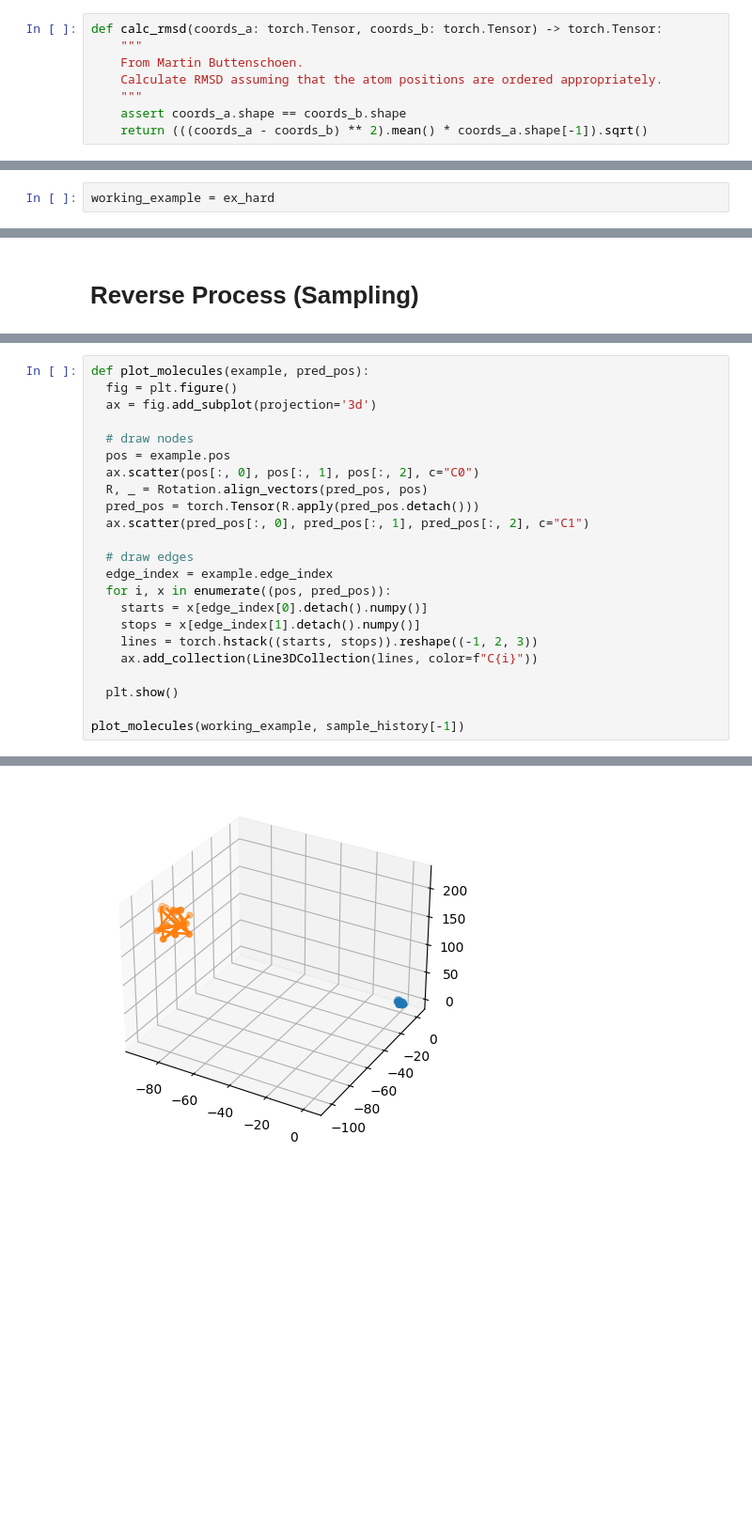
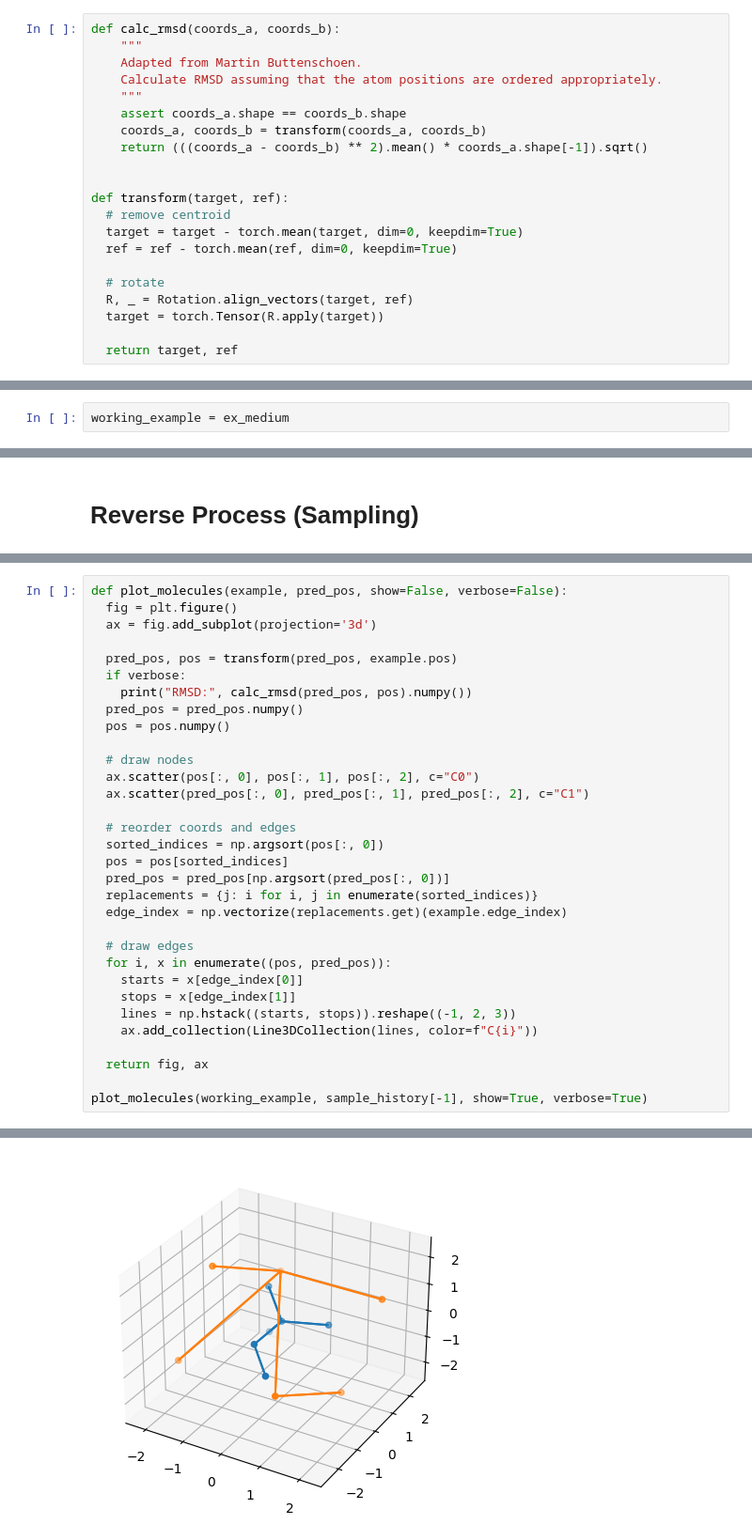
Before and after one commit to FlyingWorkshop/DiffusionGNNTutorial, a Jupyter notebook: simple_edm.ipynb, the cells around one changed output, grey strips where cells are left out. Shown: that part at 94% size. Cells and saved outputs as stored; diff of their text form; blank space fills up the shorter version.

```diff
--- a/simple_edm.ipynb
+++ b/simple_edm.ipynb
@@ -86,11 +102,24 @@ device = torch.device('cuda' if torch.cuda.is_available() else 'cpu')
 # %%
-def calc_rmsd(coords_a: torch.Tensor, coords_b: torch.Tensor) -> torch.Tensor:
+def calc_rmsd(coords_a, coords_b):
     """
-    From Martin Buttenschoen.
+    Adapted from Martin Buttenschoen.
     Calculate RMSD assuming that the atom positions are ordered appropriately.
     """
     assert coords_a.shape == coords_b.shape
+    coords_a, coords_b = transform(coords_a, coords_b)
     return (((coords_a - coords_b) ** 2).mean() * coords_a.shape[-1]).sqrt()
+
+
+def transform(target, ref):
+  # remove centroid
+  target = target - torch.mean(target, dim=0, keepdim=True)
+  ref = ref - torch.mean(ref, dim=0, keepdim=True)
+
+  # rotate
+  R, _ = Rotation.align_vectors(target, ref)
+  target = torch.Tensor(R.apply(target))
+
+  return target, ref
 # %%
 class SimpleEGCL(nn.Module):
   def __init__(self, hidden=32):
@@ -276,5 +315,5 @@ edm.plot_alpha_and_sigma()
 # %% [markdown]
 # Forward Difussion (Optimization)
 # %%
-working_example = ex_hard
+working_example = ex_medium
 # %%
@@ -326,24 +361,33 @@ min_rmsd=236.65155029296875
 # %%
-def plot_molecules(example, pred_pos):
+def plot_molecules(example, pred_pos, show=False, verbose=False):
   fig = plt.figure()
   ax = fig.add_subplot(projection='3d')
 
+  pred_pos, pos = transform(pred_pos, example.pos)
+  if verbose:
+    print("RMSD:", calc_rmsd(pred_pos, pos).numpy())
+  pred_pos = pred_pos.numpy()
+  pos = pos.numpy()
+
   # draw nodes
-  pos = example.pos
   ax.scatter(pos[:, 0], pos[:, 1], pos[:, 2], c="C0")
-  R, _ = Rotation.align_vectors(pred_pos, pos)
-  pred_pos = torch.Tensor(R.apply(pred_pos.detach()))
   ax.scatter(pred_pos[:, 0], pred_pos[:, 1], pred_pos[:, 2], c="C1")
 
+  # reorder coords and edges
+  sorted_indices = np.argsort(pos[:, 0])
+  pos = pos[sorted_indices]
+  pred_pos = pred_pos[np.argsort(pred_pos[:, 0])]
+  replacements = {j: i for i, j in enumerate(sorted_indices)}
+  edge_index = np.vectorize(replacements.get)(example.edge_index)
+
   # draw edges
-  edge_index = example.edge_index
   for i, x in enumerate((pos, pred_pos)):
-    starts = x[edge_index[0].detach().numpy()]
-    stops = x[edge_index[1].detach().numpy()]
-    lines = torch.hstack((starts, stops)).reshape((-1, 2, 3))
+    starts = x[edge_index[0]]
+    stops = x[edge_index[1]]
+    lines = np.hstack((starts, stops)).reshape((-1, 2, 3))
     ax.add_collection(Line3DCollection(lines, color=f"C{i}"))
 
-  plt.show()
+  return fig, ax
 
-plot_molecules(working_example, sample_history[-1])
+plot_molecules(working_example, sample_history[-1], show=True, verbose=True)
 # %% [output]
@@ -350 +396 @@ plot_molecules(working_example, sample_history[-1])
-[figure, old version]
+[figure, new version]
```
Also changed, not shown: parts of 17 cells of this notebook.
